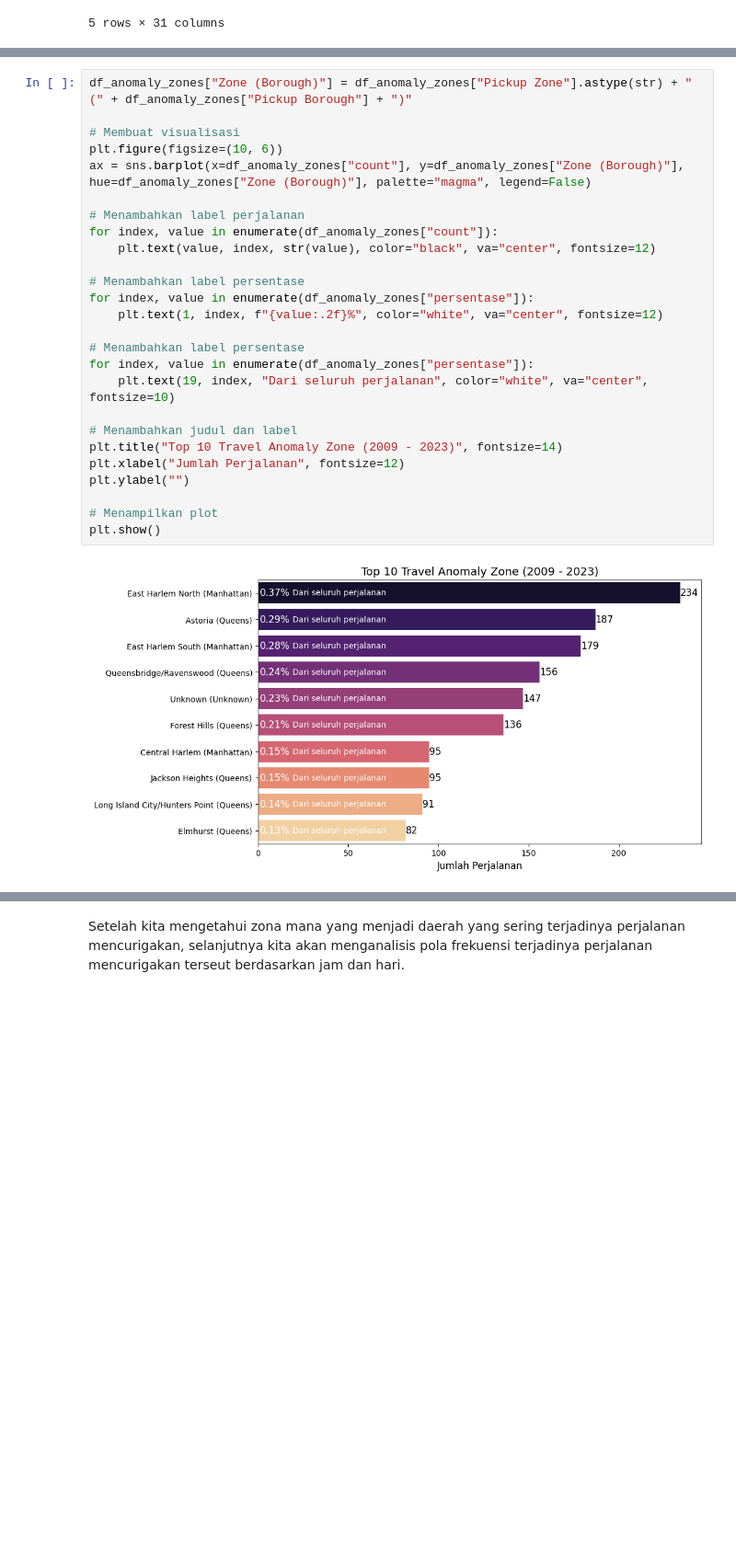
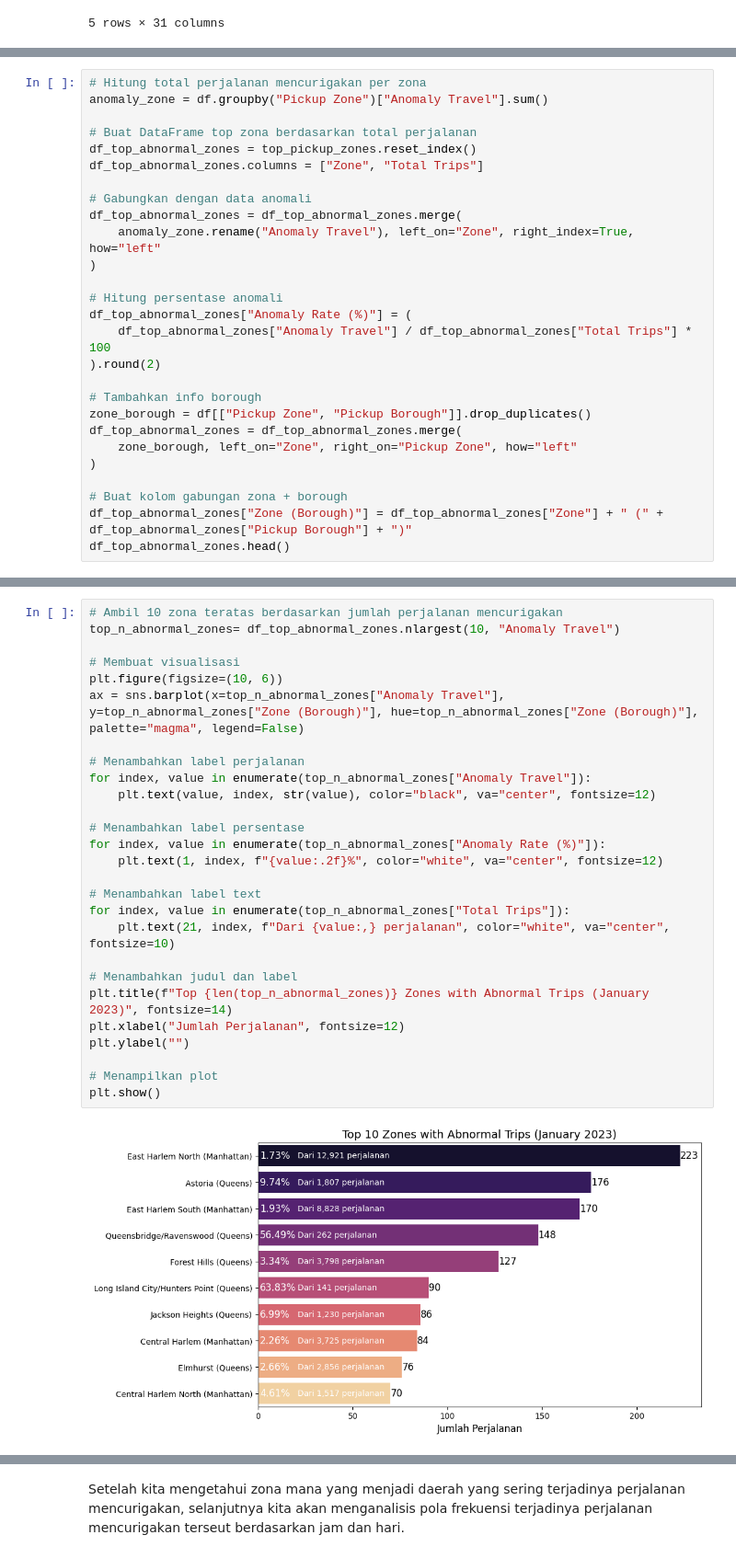
Before and after one commit to Meowstronot/New-York-City-TLC-Trip-Analyst, a Jupyter notebook: notebook/New York City TLC Trip.ipynb, the cells around one changed output, grey strips where cells are left out. Shown at 92% size. Cells and saved outputs as stored; diff of their text form; blank space fills up the shorter version.

```diff
--- a/notebook/New York City TLC Trip.ipynb
+++ b/notebook/New York City TLC Trip.ipynb
@@ -853,0 +906,27 @@ df_anomaly_zones
+# %%
+# Hitung total perjalanan mencurigakan per zona
+anomaly_zone = df.groupby("Pickup Zone")["Anomaly Travel"].sum()
+
+# Buat DataFrame top zona berdasarkan total perjalanan
+df_top_abnormal_zones = top_pickup_zones.reset_index()
+df_top_abnormal_zones.columns = ["Zone", "Total Trips"]
+
+# Gabungkan dengan data anomali
+df_top_abnormal_zones = df_top_abnormal_zones.merge(
+    anomaly_zone.rename("Anomaly Travel"), left_on="Zone", right_index=True, how="left"
+)
+
+# Hitung persentase anomali
+df_top_abnormal_zones["Anomaly Rate (%)"] = (
+    df_top_abnormal_zones["Anomaly Travel"] / df_top_abnormal_zones["Total Trips"] * 100
+).round(2)
+
+# Tambahkan info borough
+zone_borough = df[["Pickup Zone", "Pickup Borough"]].drop_duplicates()
+df_top_abnormal_zones = df_top_abnormal_zones.merge(
+    zone_borough, left_on="Zone", right_on="Pickup Zone", how="left"
+)
+
+# Buat kolom gabungan zona + borough
+df_top_abnormal_zones["Zone (Borough)"] = df_top_abnormal_zones["Zone"] + " (" + df_top_abnormal_zones["Pickup Borough"] + ")"
+df_top_abnormal_zones.head()
@@ -854,28 +940,29 @@ df_anomaly_zones
 # %%
-df_anomaly_zones["Zone (Borough)"] = df_anomaly_zones["Pickup Zone"].astype(str) + " (" + df_anomaly_zones["Pickup Borough"] + ")"
+# Ambil 10 zona teratas berdasarkan jumlah perjalanan mencurigakan
+top_n_abnormal_zones= df_top_abnormal_zones.nlargest(10, "Anomaly Travel")
 
 # Membuat visualisasi
 plt.figure(figsize=(10, 6))
-ax = sns.barplot(x=df_anomaly_zones["count"], y=df_anomaly_zones["Zone (Borough)"], hue=df_anomaly_zones["Zone (Borough)"], palette="magma", legend=False)
+ax = sns.barplot(x=top_n_abnormal_zones["Anomaly Travel"], y=top_n_abnormal_zones["Zone (Borough)"], hue=top_n_abnormal_zones["Zone (Borough)"], palette="magma", legend=False)
 
 # Menambahkan label perjalanan
-for index, value in enumerate(df_anomaly_zones["count"]):
+for index, value in enumerate(top_n_abnormal_zones["Anomaly Travel"]):
     plt.text(value, index, str(value), color="black", va="center", fontsize=12)
 
 # Menambahkan label persentase
-for index, value in enumerate(df_anomaly_zones["persentase"]):
+for index, value in enumerate(top_n_abnormal_zones["Anomaly Rate (%)"]):
     plt.text(1, index, f"{value:.2f}%", color="white", va="center", fontsize=12)
 
-# Menambahkan label persentase
-for index, value in enumerate(df_anomaly_zones["persentase"]):
-    plt.text(19, index, "Dari seluruh perjalanan", color="white", va="center", fontsize=10)
+# Menambahkan label text
+for index, value in enumerate(top_n_abnormal_zones["Total Trips"]):
+    plt.text(21, index, f"Dari {value:,} perjalanan", color="white", va="center", fontsize=10)
 
 # Menambahkan judul dan label
-plt.title("Top 10 Travel Anomaly Zone (2009 - 2023)", fontsize=14)
+plt.title(f"Top {len(top_n_abnormal_zones)} Zones with Abnormal Trips (January 2023)", fontsize=14)
 plt.xlabel("Jumlah Perjalanan", fontsize=12)
 plt.ylabel("")
 
 # Menampilkan plot
 plt.show()
 # %% [output]
-[figure, old version]
+[figure, new version]
```
Also changed, not shown: parts of 84 cells of this notebook, 2 other files.
